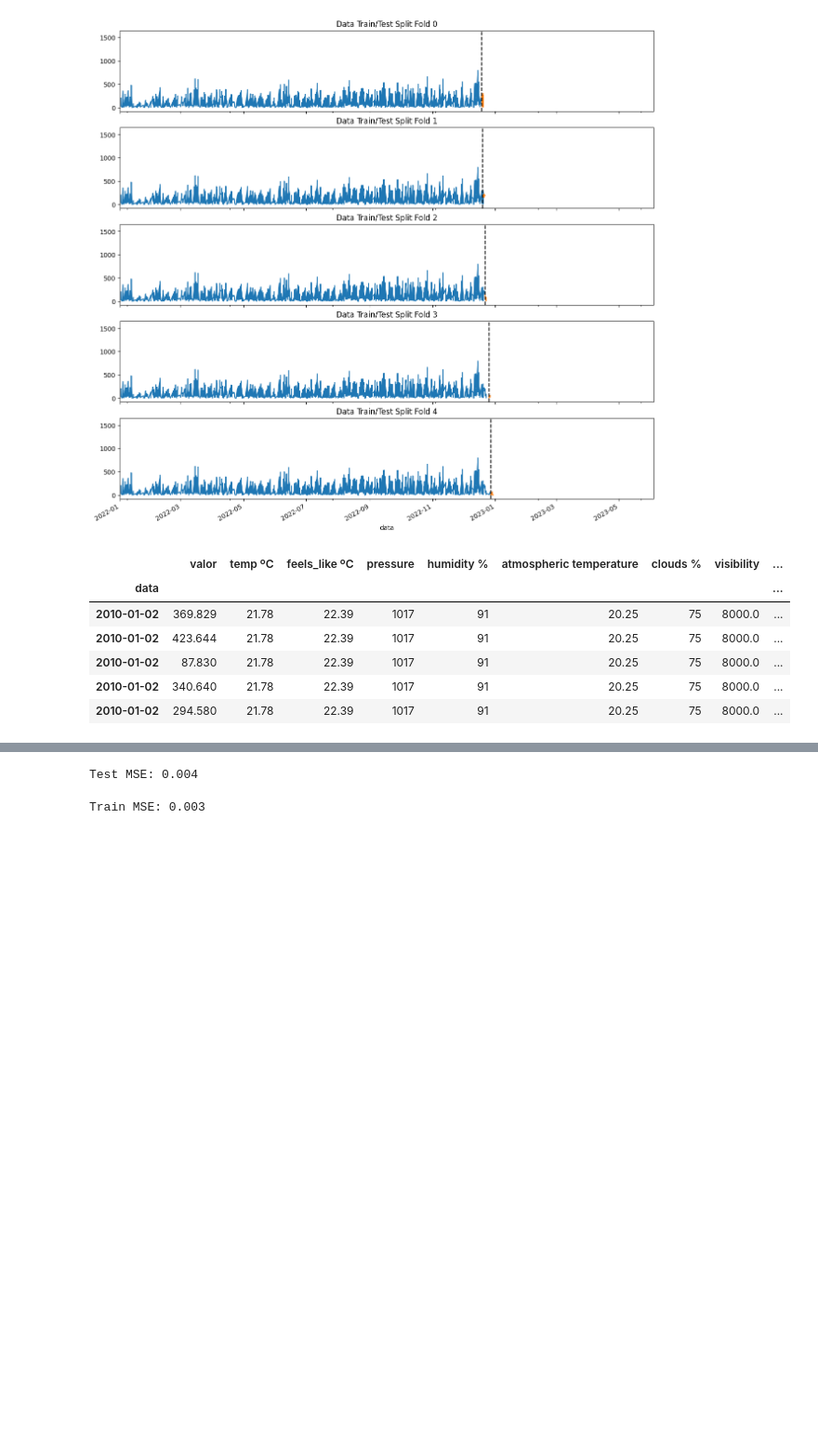
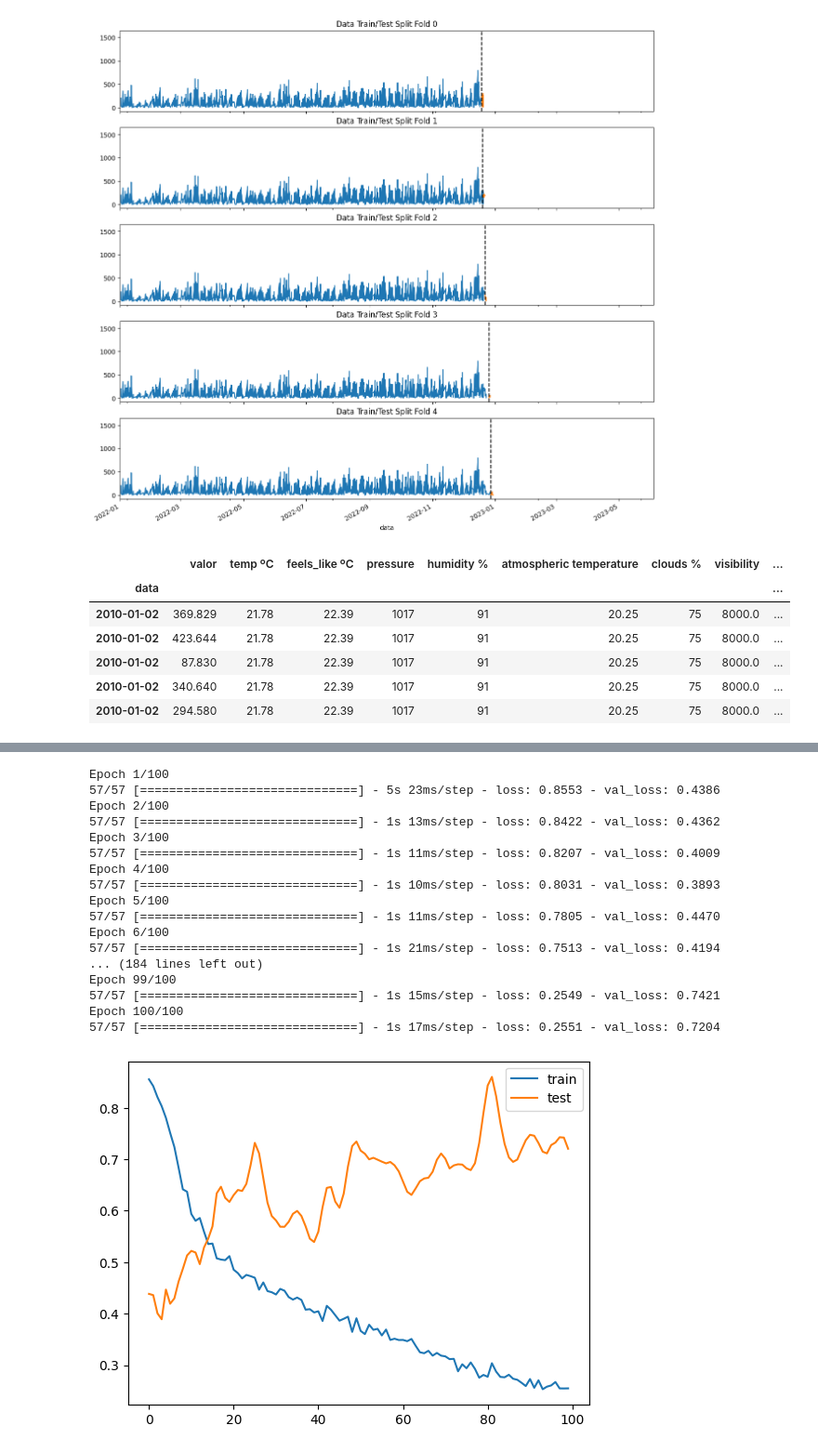
Before and after one commit to gutessitore/WeatherPrediction, a Jupyter notebook: notebooks/Traffic_pred.ipynb, the cells around one changed output, grey strips where cells are left out. Shown: that part at 93% size. Cells and saved outputs as stored; diff of their text form; code cells hidden in the pictures; blank space fills up the shorter version.

```diff
--- a/notebooks/Traffic_pred.ipynb
+++ b/notebooks/Traffic_pred.ipynb
@@ -575,15 +604,41 @@ plt.show()
-# %%
-# calculate RMSE
-from sklearn.metrics import mean_squared_error
-from math import sqrt
-mse = mean_squared_error(y_test, yhat)
-print('Test MSE: %.3f' % mse)
-# %% [output]
-Test MSE: 0.004
-# %%
-#get train mse
-yhat_train = model.predict(X_train, verbose=0)
-mse_train = mean_squared_error(y_train, yhat_train)
-print('Train MSE: %.3f' % mse_train)
-# %% [output]
-Train MSE: 0.003
+# %%
+model_2 = Sequential()
+model_2.add(LSTM(128, activation='relu', input_shape=(n_steps, 14)))
+model_2.add(Dropout(0.2))
+model_2.add(Dense(64, activation='relu'))
+model_2.add(Dropout(0.2))
+model_2.add(Dense(32, activation='relu'))
+model_2.add(Dropout(0.2))
+model_2.add(Dense(16, activation='relu'))
+model_2.add(Dropout(0.2))
+model_2.add(Dense(8, activation='relu'))
+model_2.add(Dropout(0.2))
+model_2.add(Dense(1))
+model_2.compile(optimizer=tf.keras.optimizers.Adam(beta_1 = 0.999), loss='mse')
+
+
+history2 = model_2.fit(X_train, y_train, epochs=100, validation_data=(X_val, y_val), verbose=1)
+
+plt.plot(history2.history['loss'], label='train')
+plt.plot(history2.history['val_loss'], label='test')
+plt.legend()
+plt.show()
+# %% [output]
+Epoch 1/100
+57/57 [==============================] - 5s 23ms/step - loss: 0.8553 - val_loss: 0.4386
+Epoch 2/100
+57/57 [==============================] - 1s 13ms/step - loss: 0.8422 - val_loss: 0.4362
+Epoch 3/100
+57/57 [==============================] - 1s 11ms/step - loss: 0.8207 - val_loss: 0.4009
+Epoch 4/100
+57/57 [==============================] - 1s 10ms/step - loss: 0.8031 - val_loss: 0.3893
+Epoch 5/100
+57/57 [==============================] - 1s 11ms/step - loss: 0.7805 - val_loss: 0.4470
+Epoch 6/100
+57/57 [==============================] - 1s 21ms/step - loss: 0.7513 - val_loss: 0.4194
+... (184 lines left out)
+Epoch 99/100
+57/57 [==============================] - 1s 15ms/step - loss: 0.2549 - val_loss: 0.7421
+Epoch 100/100
+57/57 [==============================] - 1s 17ms/step - loss: 0.2551 - val_loss: 0.7204
+[figure, added]
```
Also changed, not shown: parts of 28 cells of this notebook, 1 other file.
